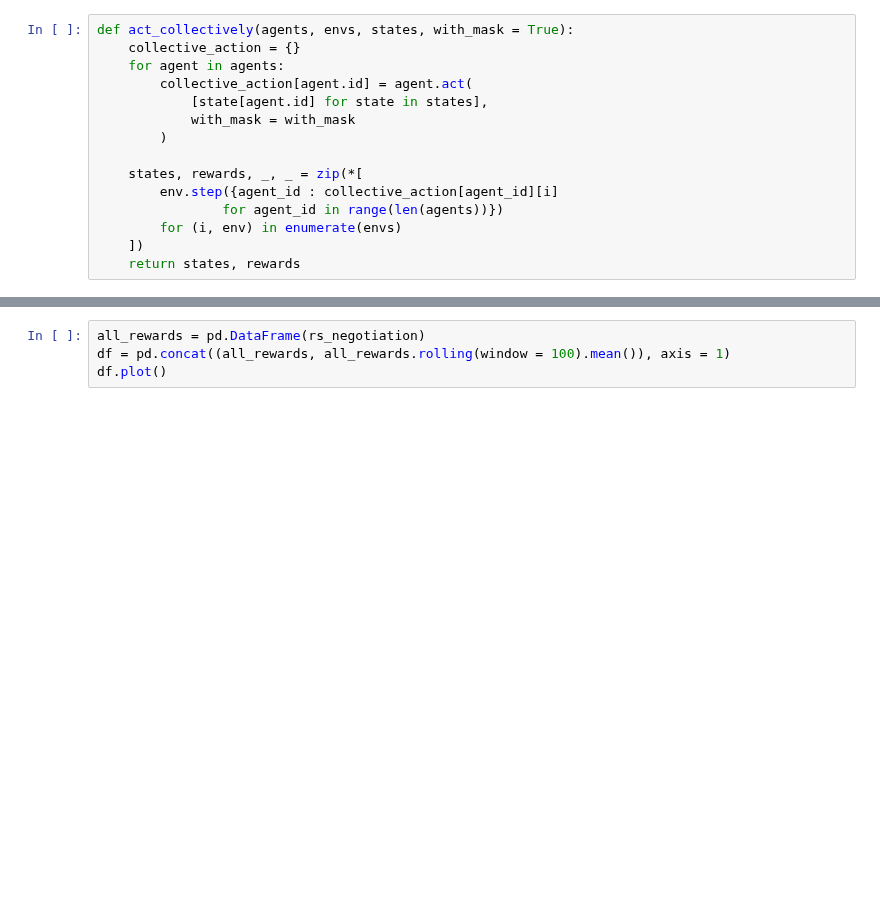
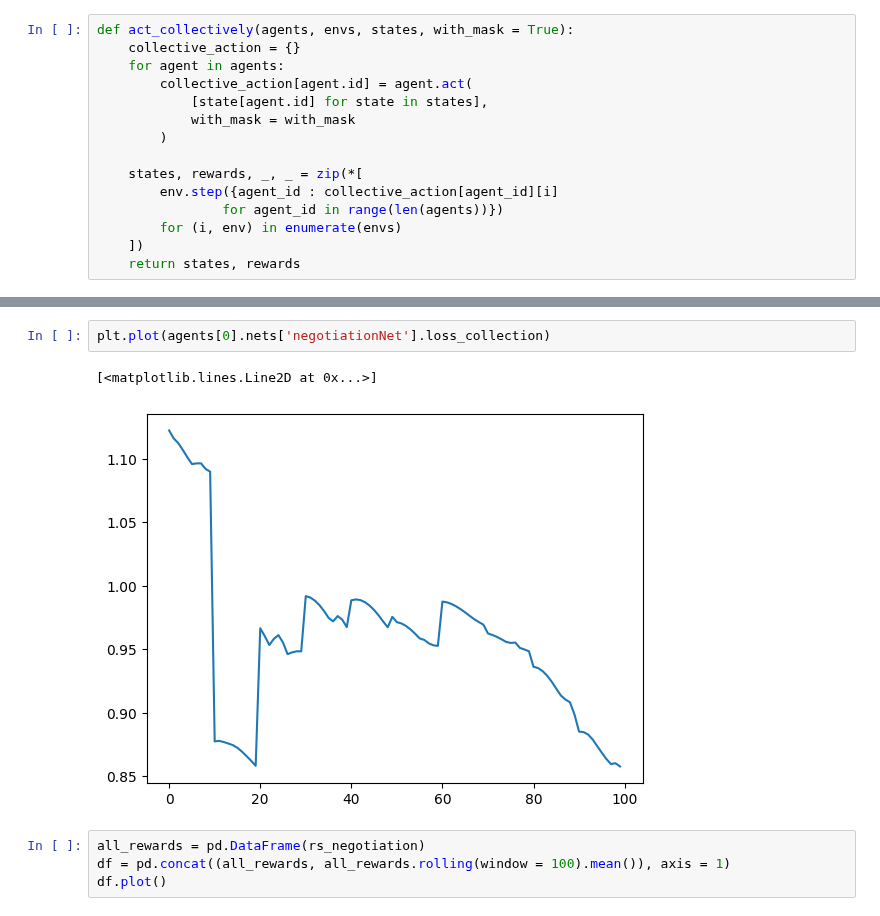
Before and after one commit to i4ata/BScProject, a Jupyter notebook: ppo_negotiation_rec/PPO_negotiation_tryouts.ipynb, the cells around one changed output, grey strips where cells are left out. Drawn from its saved outputs; the diff is of its cells as text; blank space fills up the shorter version.

```diff
--- a/ppo_negotiation_rec/PPO_negotiation_tryouts.ipynb
+++ b/ppo_negotiation_rec/PPO_negotiation_tryouts.ipynb
@@ -192,3 +181,8 @@ RuntimeError: stack expects a non-empty TensorList
+# %%
+plt.plot(agents[0].nets['negotiationNet'].loss_collection)
+# %% [output]
+[<matplotlib.lines.Line2D at 0x...>]
+[figure, added]
 # %%
 all_rewards = pd.DataFrame(rs_negotiation)
 df = pd.concat((all_rewards, all_rewards.rolling(window = 100).mean()), axis = 1)
```
Also changed, not shown: parts of 12 cells of this notebook, 4 other files.
